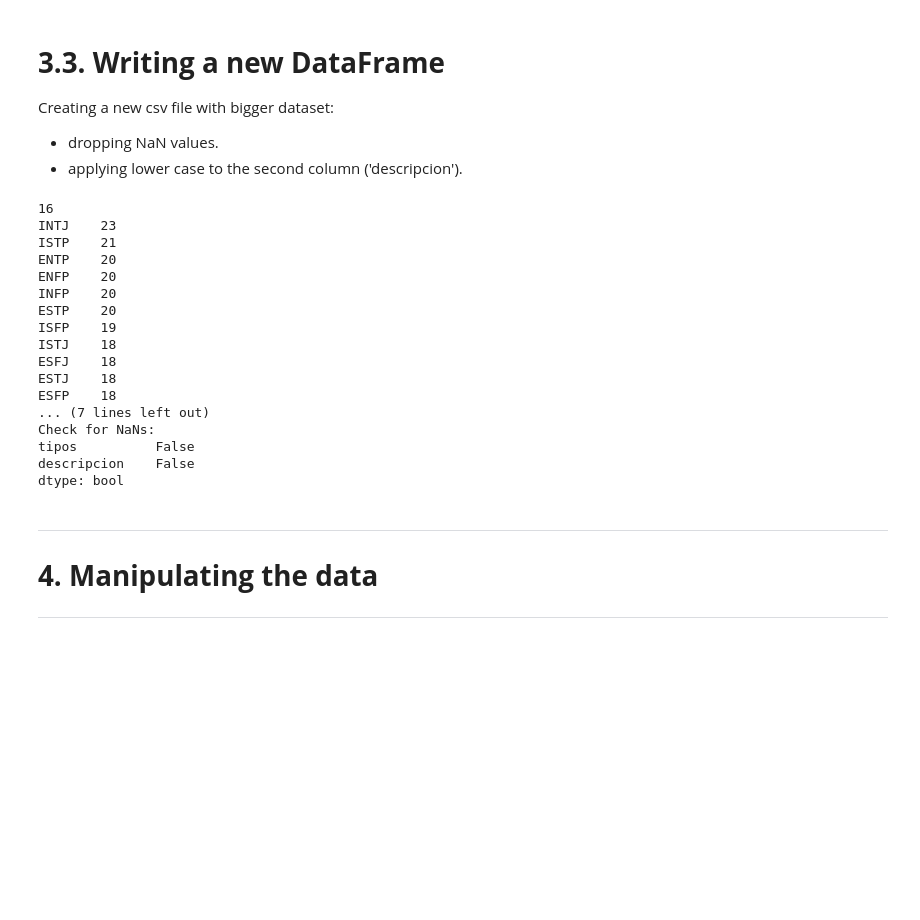
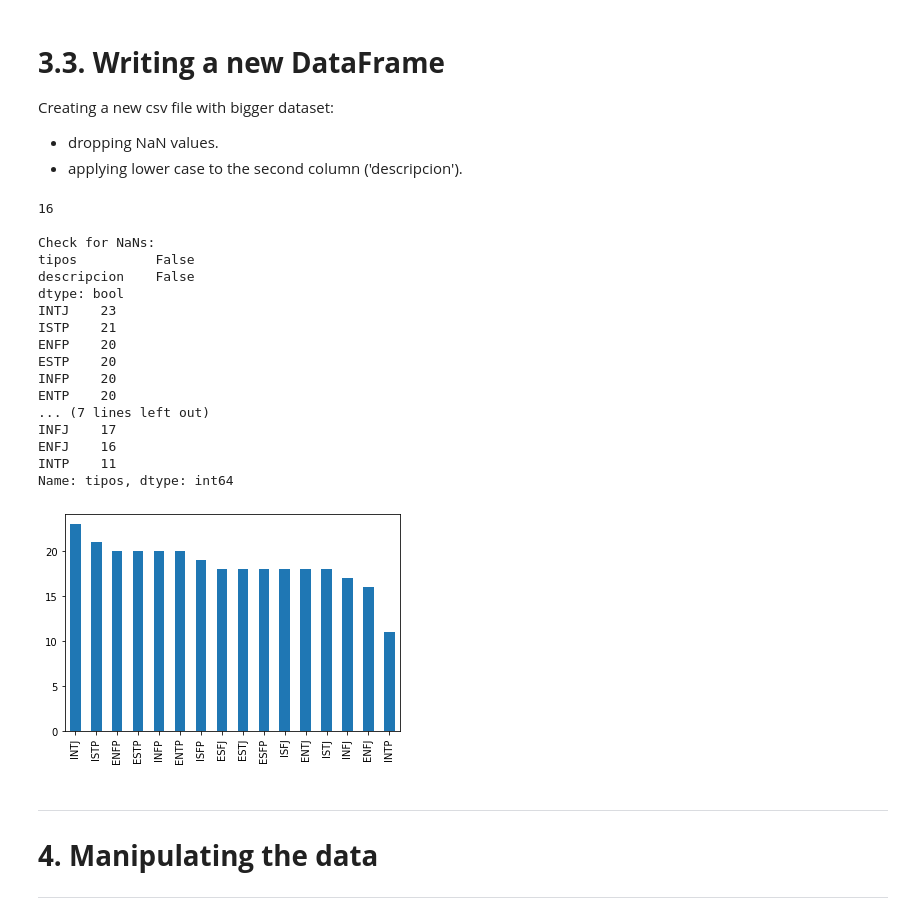
Before and after one commit to GUNTERMAXIMUS/mbti, a Jupyter notebook: MBTI_prediction.ipynb, the cells around one changed output. Saved outputs shown, nothing was run; the diff lists cells and outputs as text; code cells hidden in the pictures; blank space fills up the shorter version.

```diff
--- a/MBTI_prediction.ipynb
+++ b/MBTI_prediction.ipynb
@@ -218,30 +217,34 @@ new_df = pd.read_csv(root_new_fn)
 # %%
 # Checking if there's any NaN value
 isnull = [i for i in (new_df['descripcion'].isnull()) if i == True]
 if isnull != []:
   print(isnull)
 else:
   print(len(new_df['tipos'].value_counts()))
+  print(f'\nCheck for NaNs:\n{new_df.isnull().any()}')
   print(new_df['tipos'].value_counts())
-  print(f'\nCheck for NaNs:\n{new_df.isnull().any()}')
+
+  new_df['tipos'].value_counts().plot(kind = 'bar')
+  plt.show()
 # %% [output]
 16
-INTJ    23
-ISTP    21
-ENTP    20
-ENFP    20
-INFP    20
-ESTP    20
-ISFP    19
-ISTJ    18
-ESFJ    18
-ESTJ    18
-ESFP    18
-... (7 lines left out)
+
 Check for NaNs:
 tipos          False
 descripcion    False
 dtype: bool
+INTJ    23
+ISTP    21
+ENFP    20
+ESTP    20
+INFP    20
+ENTP    20
+... (7 lines left out)
+INFJ    17
+ENFJ    16
+INTP    11
+Name: tipos, dtype: int64
+[figure, added]
 # %% [markdown]
 ---
 # **4. Manipulating the data**
```
Also changed, not shown: parts of 15 cells of this notebook.
